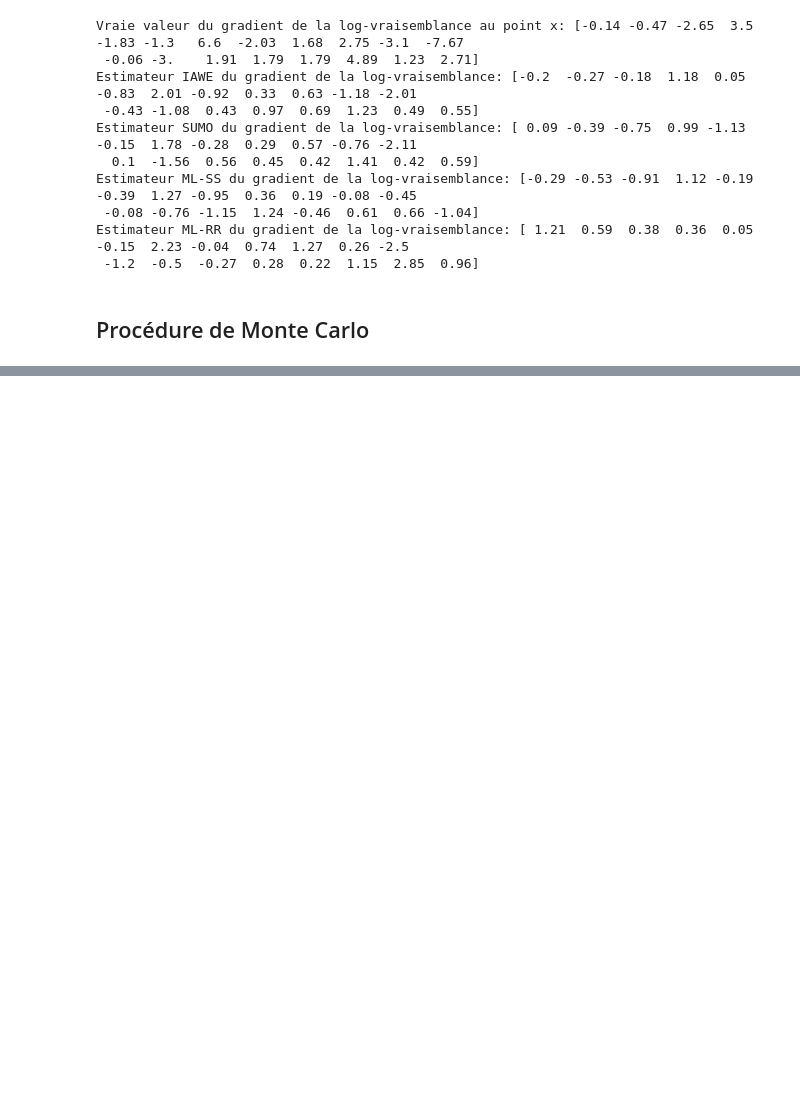
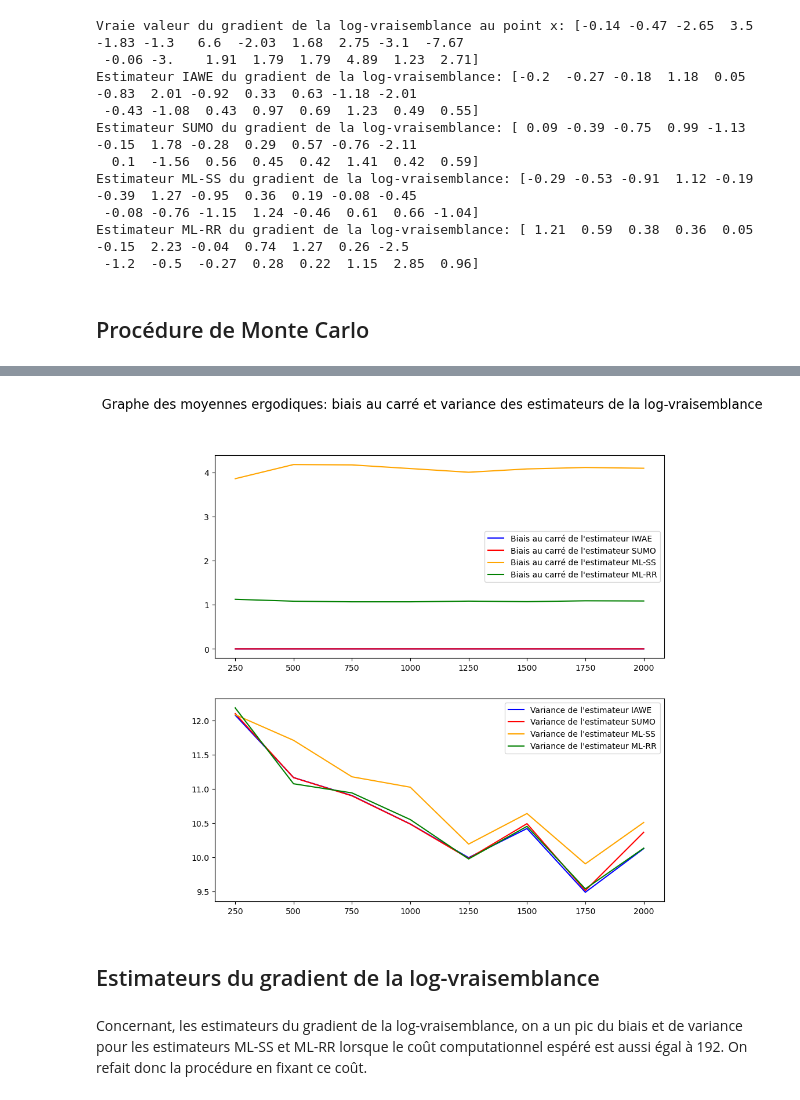
Before and after one commit to yanisrem/Simulation_and_Monte_Carlo_methods_project, a Jupyter notebook: main.ipynb, the cells around one changed output, grey strips where cells are left out. Saved outputs shown, nothing was run; the diff lists cells and outputs as text; code cells hidden in the pictures; blank space fills up the shorter version.

Commit message:
moyennes ergo + commentaire code

```diff
--- a/main.ipynb
+++ b/main.ipynb
@@ -512,0 +661,6 @@ Stored 'var_RR_M_gradient' (dict)
+# %%
+np.random.seed(123)
+
+biais_IWAE_ergo, biais_SUMO_ergo, biais_SS_ergo, biais_RR_ergo, var_IWAE_ergo, var_SUMO_ergo, var_SS_ergo, var_RR_ergo = moyennes_ergodiques_log_vraisemblance(theta=theta,
+                                                                                                                                                               A=A,
+                                                                                                                                                               b=b)
@@ -512,0 +687,56 @@ Stored 'var_RR_M_gradient' (dict)
+# %%
+sorted_biais_IWAE_M = sorted(biais_IWAE_ergo.items())
+sorted_biais_SUMO_M = sorted(biais_SUMO_ergo.items())
+sorted_biais_SS_M = sorted(biais_SS_ergo.items())
+sorted_biais_RR_M = sorted(biais_RR_ergo.items())
+
+sorted_var_IWAE_M = sorted(var_IWAE_ergo.items())
+sorted_var_SUMO_M = sorted(var_SUMO_ergo.items())
+sorted_var_SS_M = sorted(var_SS_ergo.items())
+sorted_var_RR_M = sorted(var_RR_ergo.items())
+
+M, biais_IAWE = zip(*sorted_biais_IWAE_M)
+M, biais_SUMO = zip(*sorted_biais_SUMO_M)
+M, biais_SS = zip(*sorted_biais_SS_M)
+M, biais_RR = zip(*sorted_biais_RR_M)
+
+M, var_SUMO = zip(*sorted_var_SUMO_M)
+M, var_SS = zip(*sorted_var_SS_M)
+M, var_RR = zip(*sorted_var_RR_M)
+M, var_IAWE = zip(*sorted_var_IWAE_M)
+
+
+fig, axs = plt.subplots(2, 1, figsize=(10, 10))
+
+axs[0].plot(M, np.square(biais_IAWE), 'b',
+            label="Biais au carré de l'estimateur IWAE", color="blue")
+axs[0].plot(M, np.square(biais_SUMO), 'b',
+            label="Biais au carré de l'estimateur SUMO", color="red")
+axs[0].plot(M, np.square(biais_SS), 'b',
+            label="Biais au carré de l'estimateur ML-SS", color="orange")
+axs[0].plot(M, np.square(biais_RR), 'b',
+            label="Biais au carré de l'estimateur ML-RR", color="green")
+
+axs[0].legend()
+
+axs[1].plot(M, var_IAWE, 'b',
+            label="Variance de l'estimateur IAWE", color="blue")
+axs[1].plot(M, var_SUMO, 'b',
+            label="Variance de l'estimateur SUMO", color="red")
+axs[1].plot(M, var_SS, 'b',
+            label="Variance de l'estimateur ML-SS", color="orange")
+axs[1].plot(M, var_RR, 'b',
+            label="Variance de l'estimateur ML-RR", color="green")
+
+
+axs[1].legend()
+
+fig.suptitle('Graphe des moyennes ergodiques: biais au carré et variance des estimateurs de la log-vraisemblance', fontsize=16)
+plt.savefig('moyenne_ergo_logvrais.png')
+plt.show()
+# %% [output]
+[figure, added]
+# %% [markdown]
+## Estimateurs du gradient de la log-vraisemblance
+# %% [markdown]
+Concernant, les estimateurs du gradient de la log-vraisemblance, on a un pic du biais et de variance pour les estimateurs ML-SS et ML-RR lorsque le coût computationnel espéré est aussi égal à 192. On refait donc la procédure en fixant ce coût.
```
Also changed, not shown: parts of 23 cells of this notebook, 8 other files.
